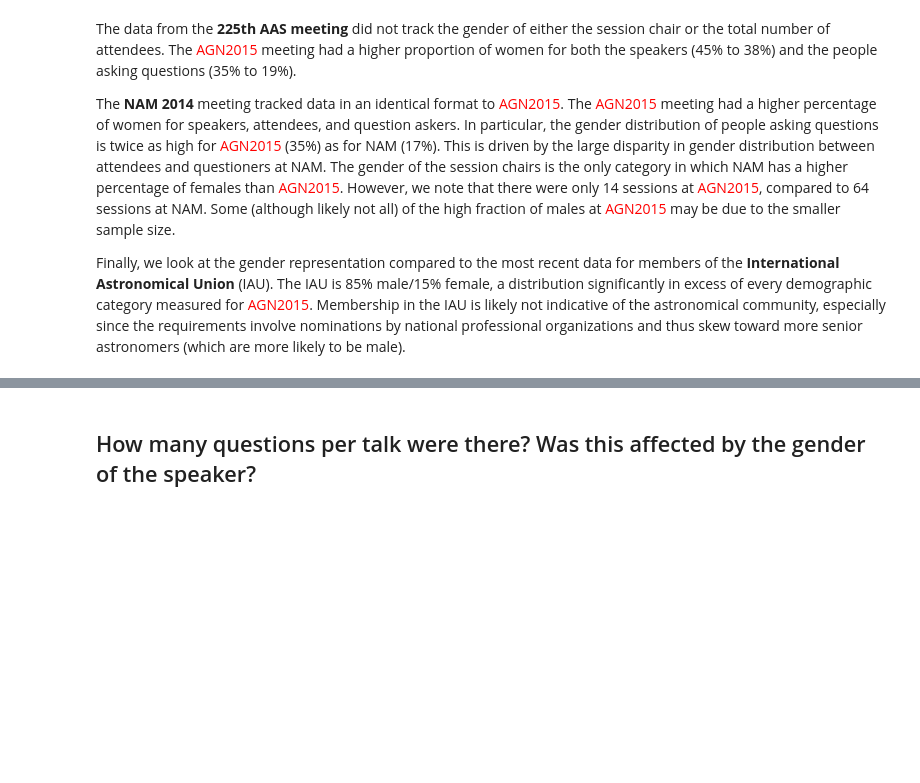
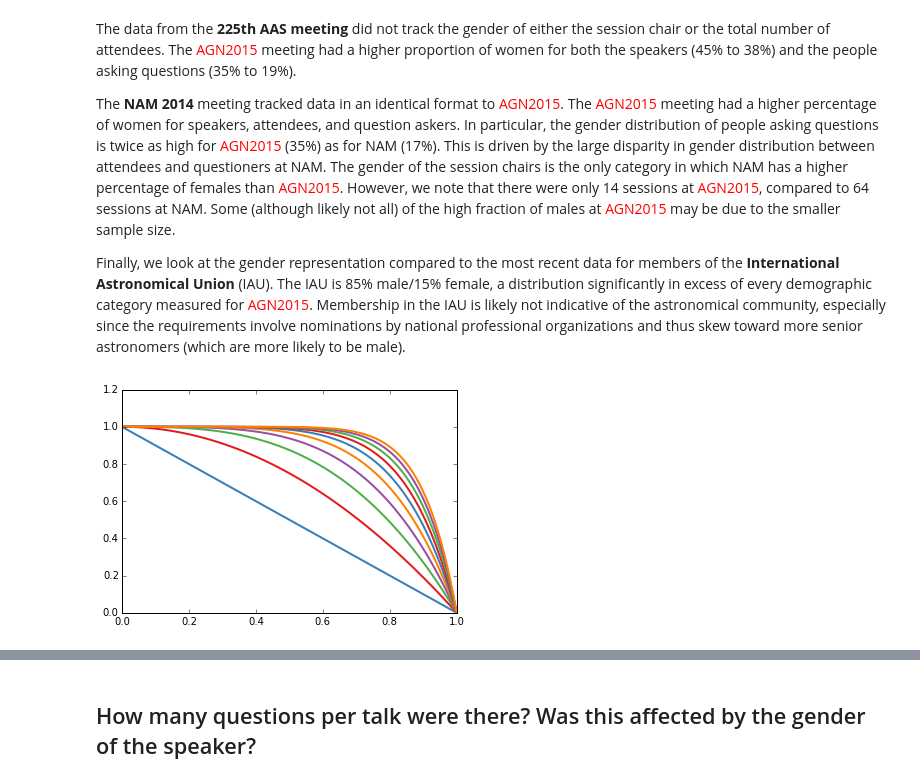
Before and after one commit to willettk/chile2015-gender, a Jupyter notebook: analysis.ipynb, the cells around one changed output, grey strips where cells are left out. Saved outputs shown, nothing was run; the diff lists cells and outputs as text; code cells hidden in the pictures; blank space fills up the shorter version.

Commit message:
Attempts to analyze results with Poisson statistics

```diff
--- a/analysis.ipynb
+++ b/analysis.ipynb
@@ -228,3 +227,22 @@ The data from the **225th AAS meeting** did not track the gender of either the s
 The **NAM 2014** meeting tracked data in an identical format to <span style="color:red">AGN2015</span>. The <span style="color:red">AGN2015</span> meeting had a higher percentage of women for speakers, attendees, and question askers. In particular, the gender distribution of people asking questions is twice as high for <span style="color:red">AGN2015</span> (35%) as for NAM (17%). This is driven by the large disparity in gender distribution between attendees and questioners at NAM. The gender of the session chairs is the only category in which NAM has a higher percentage of females than <span style="color:red">AGN2015</span>. However, we note that there were only 14 sessions at <span style="color:red">AGN2015</span>, compared to 64 sessions at NAM. Some (although likely not all) of the high fraction of males at <span style="color:red">AGN2015</span> may be due to the smaller sample size.
 
 Finally, we look at the gender representation compared to the most recent data for members of the **International Astronomical Union** (IAU). The IAU is 85% male/15% female, a distribution significantly in excess of every demographic category measured for <span style="color:red">AGN2015</span>. Membership in the IAU is likely not indicative of the astronomical community, especially since the requirements involve nominations by national professional organizations and thus skew toward more senior astronomers (which are more likely to be male).
+# %%
+from scipy.special import factorial
+
+def poisson_prob(n, p):
+
+    samples = np.arange(n)
+    probabilities = factorial(n) / (factorial(samples)*factorial(n-samples)) * np.power(p, samples) * np.power(1-p, n-samples)
+    return probabilities
+
+numSpeakers = 10
+populationFraction = 0.18
+# %%
+x = np.linspace(0,1,100)
+
+for n in range(10):
+    y = [poisson_prob(n+1,yy).sum() for yy in x]
+    plt.plot(x,y);
+# %% [output]
+[figure, added]
```
Also changed, not shown: parts of 3 cells of this notebook.
